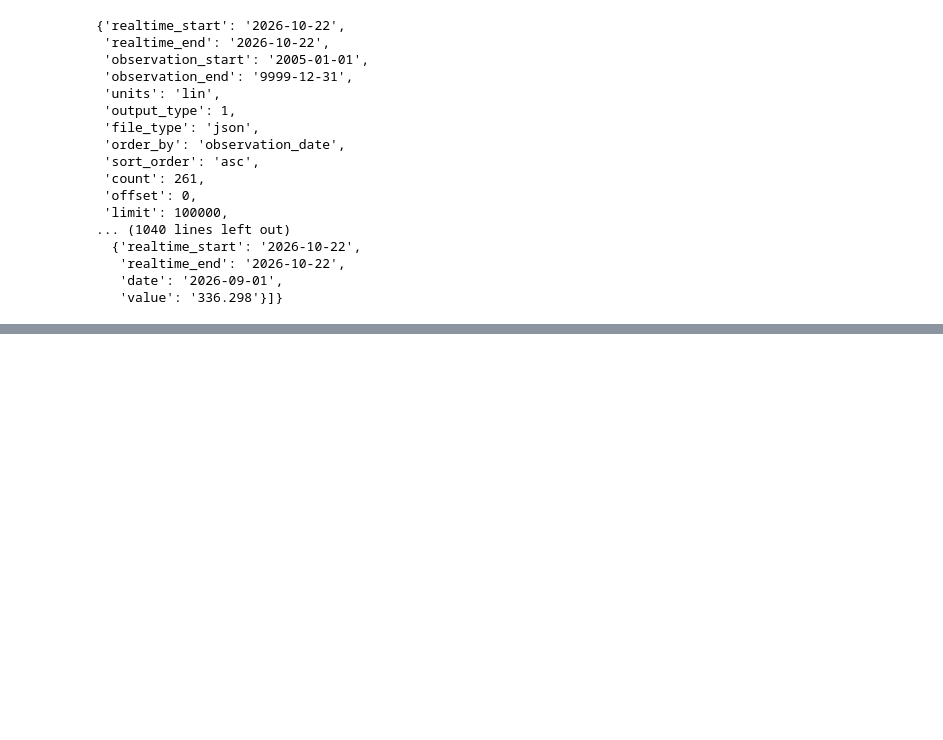
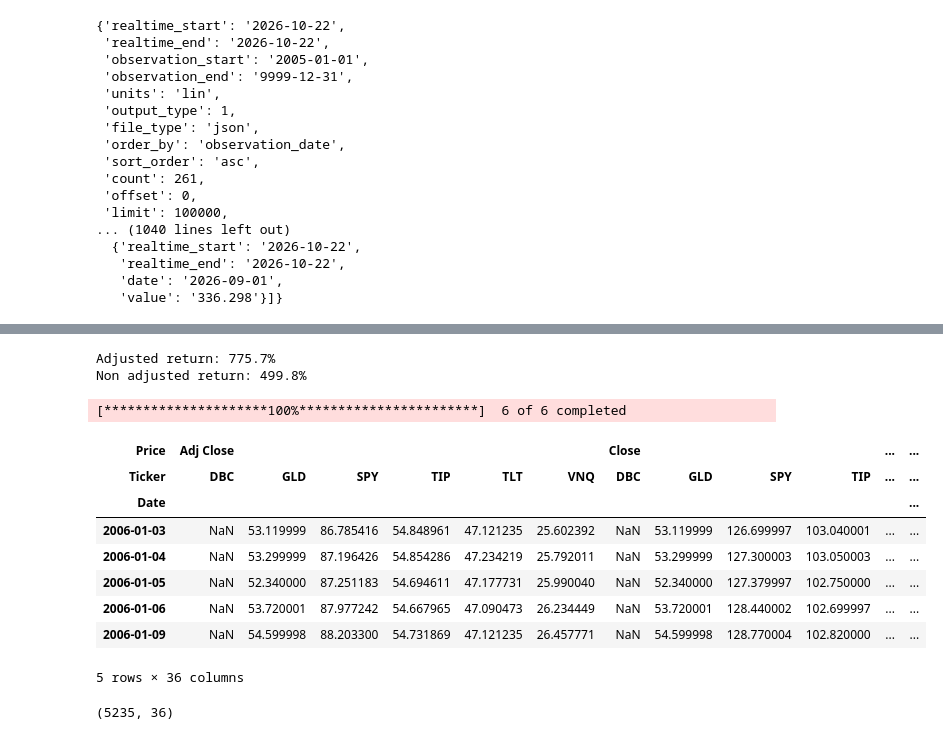
Before and after one commit to IgnacioBrunotto/inflation-hedge-analysis, a Jupyter notebook: notebooks/01_explore_source.ipynb, the cells around one changed output, grey strips where cells are left out. Cells and saved outputs as stored; diff of their text form; code cells hidden in the pictures; blank space fills up the shorter version.

```diff
--- a/notebooks/01_explore_source.ipynb
+++ b/notebooks/01_explore_source.ipynb
@@ -133,0 +162,28 @@ fetch_fred_series("CPIAUCSL", "2005-01-01", api_key)
+# %%
+adj_profit = spy_df_ajust.iloc[-1]["Close"] / spy_df_ajust.iloc[0]["Close"] - 1
+non_adj_profit = spy_df_noajust.iloc[-1]["Close"] / spy_df_noajust.iloc[0]["Close"] - 1
+
+print(f"Adjusted return: {adj_profit.item():.1%}")
+print(f"Non adjusted return: {non_adj_profit.item():.1%}")
+# %% [output]
+Adjusted return: 775.7%
+Non adjusted return: 499.8%
+# %%
+tickers = "SPY, TLT, TIP, GLD, DBC, VNQ"
+df = yf.download(tickers, start="2006-01-01", multi_level_index=False,auto_adjust=False)
+df.head()
+# %% [output]
+[*********************100%***********************]  6 of 6 completed
+| Price | Adj Close |  |  |  |  |  | Close |  |  |  | ... | ... |
+| Ticker | DBC | GLD | SPY | TIP | TLT | VNQ | DBC | GLD | SPY | TIP | ... | ... |
+| Date |  |  |  |  |  |  |  |  |  |  |  | ... |
+| 2006-01-03 | NaN | 53.119999 | 86.785416 | 54.848961 | 47.121235 | 25.602392 | NaN | 53.119999 | 126.699997 | 103.040001 | ... | ... |
+| 2006-01-04 | NaN | 53.299999 | 87.196426 | 54.854286 | 47.234219 | 25.792011 | NaN | 53.299999 | 127.300003 | 103.050003 | ... | ... |
+| 2006-01-05 | NaN | 52.340000 | 87.251183 | 54.694611 | 47.177731 | 25.990040 | NaN | 52.340000 | 127.379997 | 102.750000 | ... | ... |
+| 2006-01-06 | NaN | 53.720001 | 87.977242 | 54.667965 | 47.090473 | 26.234449 | NaN | 53.720001 | 128.440002 | 102.699997 | ... | ... |
+| 2006-01-09 | NaN | 54.599998 | 88.203300 | 54.731869 | 47.121235 | 26.457771 | NaN | 54.599998 | 128.770004 | 102.820000 | ... | ... |
+5 rows × 36 columns
+# %%
+df.shape
+# %% [output]
+(5235, 36)
```
Also changed, not shown: parts of 4 cells of this notebook.
